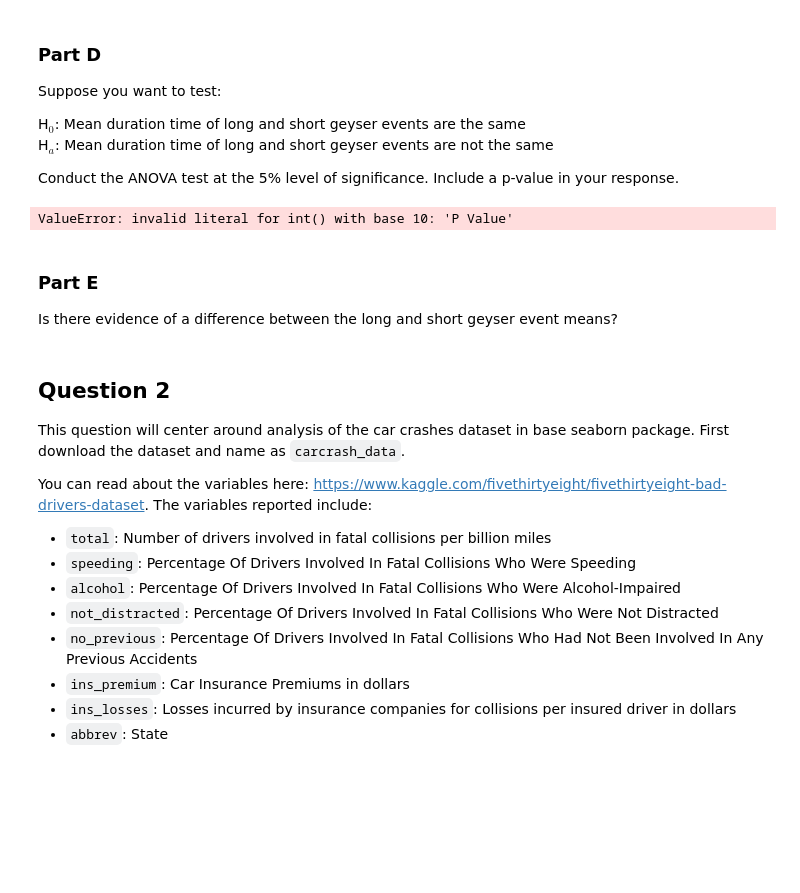
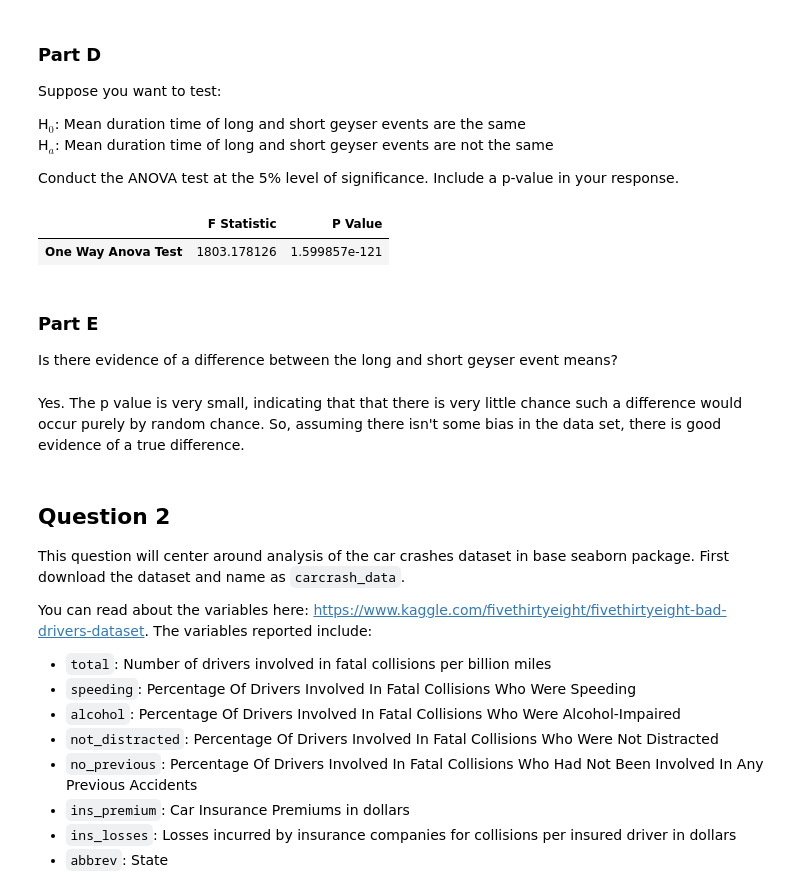
Before and after one commit to mikayla-eckelcifrese/JupyterLabRepository, a Jupyter notebook: lab4.ipynb, the cells around one changed output. Drawn from its saved outputs; the diff is of its cells as text; code cells hidden in the pictures; blank space fills up the shorter version.

```diff
--- a/lab4.ipynb
+++ b/lab4.ipynb
@@ -91,22 +91,27 @@ Conduct the ANOVA test at the 5% level of significance.  Include a p-value in yo
 # %%
 duration_long = (geyser_by_kind.get_group('long'))['duration']
 
 duration_short = (geyser_by_kind.get_group('short'))['duration']
 
 anova = f_oneway(duration_long, duration_short)
 
 anova = (pd.DataFrame(anova)).transpose()
 
 type(anova)
 
-anova.columns.values[0:1] = ['P Value']
+anova.columns = ['F Statistic','P Value']
 
-#anova
+anova.index = ['One Way Anova Test']
+
+anova
 # %% [output]
-ValueError: invalid literal for int() with base 10: 'P Value'
+|  | F Statistic | P Value |
+| One Way Anova Test | 1803.178126 | 1.599857e-121 |
 # %% [markdown]
 ### Part E
 Is there evidence of a difference between the long and short geyser event means?
+# %% [markdown]
+Yes.  The p value is very small, indicating that that there is very little chance such a difference would occur purely by random chance.  So, assuming there isn't some bias in the data set, there is good evidence of a true difference.
 # %% [markdown]
 ## Question 2
 
```
